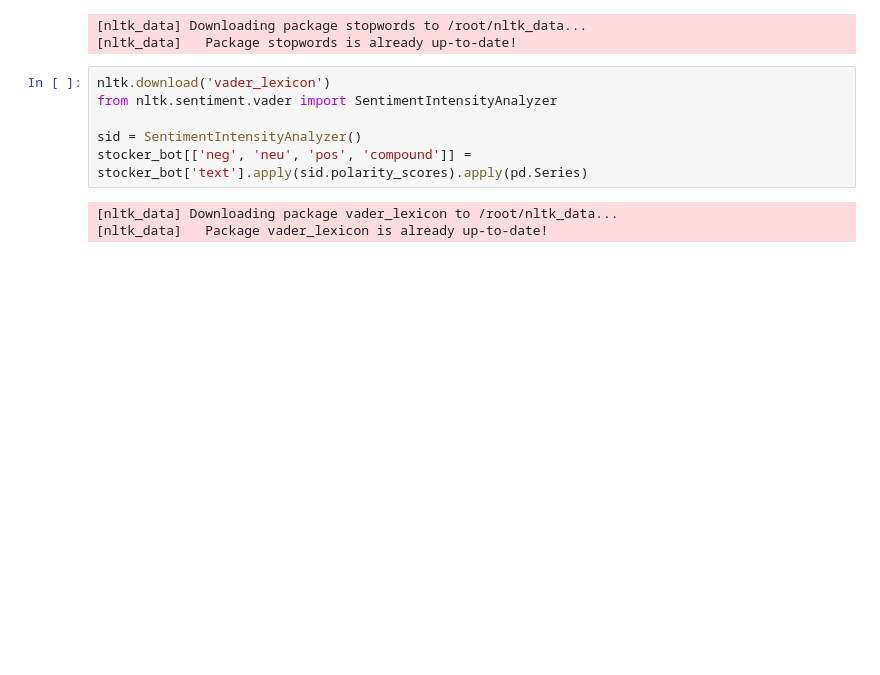
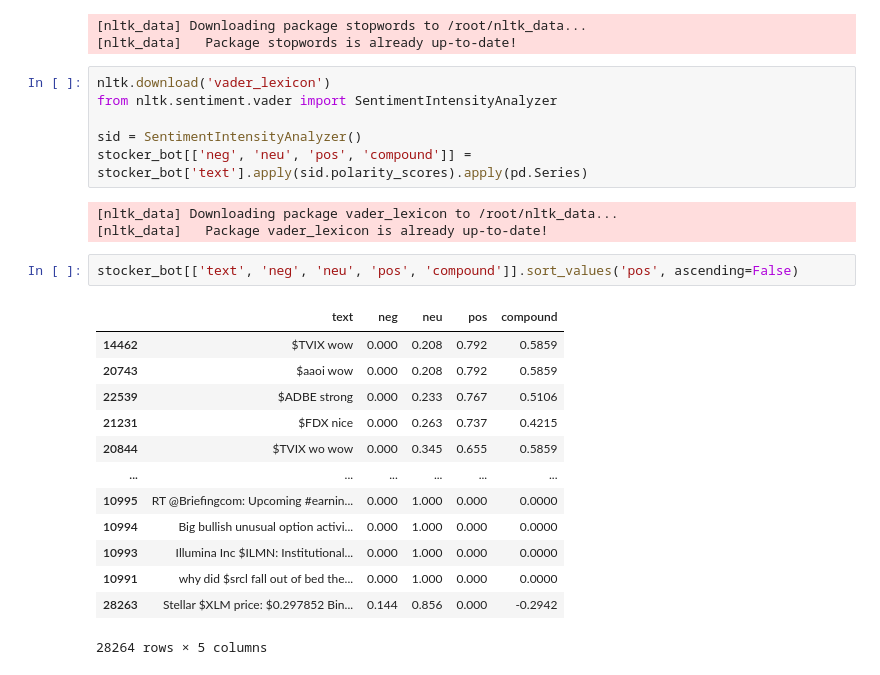
Before and after one commit to kellyluu94/machine-learning, a Jupyter notebook: Financial_Tweets.ipynb, the cells around one changed output. Drawn from its saved outputs; the diff is of its cells as text; blank space fills up the shorter version.

```diff
--- a/Financial_Tweets.ipynb
+++ b/Financial_Tweets.ipynb
@@ -71,3 +95,19 @@ stocker_bot[['neg', 'neu', 'pos', 'compound']] = stocker_bot['text'].apply(sid.p
 # %% [output]
 [nltk_data] Downloading package vader_lexicon to /root/nltk_data...
 [nltk_data]   Package vader_lexicon is already up-to-date!
+# %%
+stocker_bot[['text', 'neg', 'neu', 'pos', 'compound']].sort_values('pos', ascending=False)
+# %% [output]
+|  | text | neg | neu | pos | compound |
+| 14462 | $TVIX wow | 0.000 | 0.208 | 0.792 | 0.5859 |
+| 20743 | $aaoi wow | 0.000 | 0.208 | 0.792 | 0.5859 |
+| 22539 | $ADBE strong | 0.000 | 0.233 | 0.767 | 0.5106 |
+| 21231 | $FDX nice | 0.000 | 0.263 | 0.737 | 0.4215 |
+| 20844 | $TVIX wo wow | 0.000 | 0.345 | 0.655 | 0.5859 |
+| ... | ... | ... | ... | ... | ... |
+| 10995 | RT @Briefingcom: Upcoming #earnin... | 0.000 | 1.000 | 0.000 | 0.0000 |
+| 10994 | Big bullish unusual option activi... | 0.000 | 1.000 | 0.000 | 0.0000 |
+| 10993 | Illumina Inc $ILMN: Institutional... | 0.000 | 1.000 | 0.000 | 0.0000 |
+| 10991 | why did $srcl fall out of bed the... | 0.000 | 1.000 | 0.000 | 0.0000 |
+| 28263 | Stellar $XLM price: $0.297852 Bin... | 0.144 | 0.856 | 0.000 | -0.2942 |
+28264 rows × 5 columns
```
Also changed, not shown: parts of 10 cells of this notebook.
